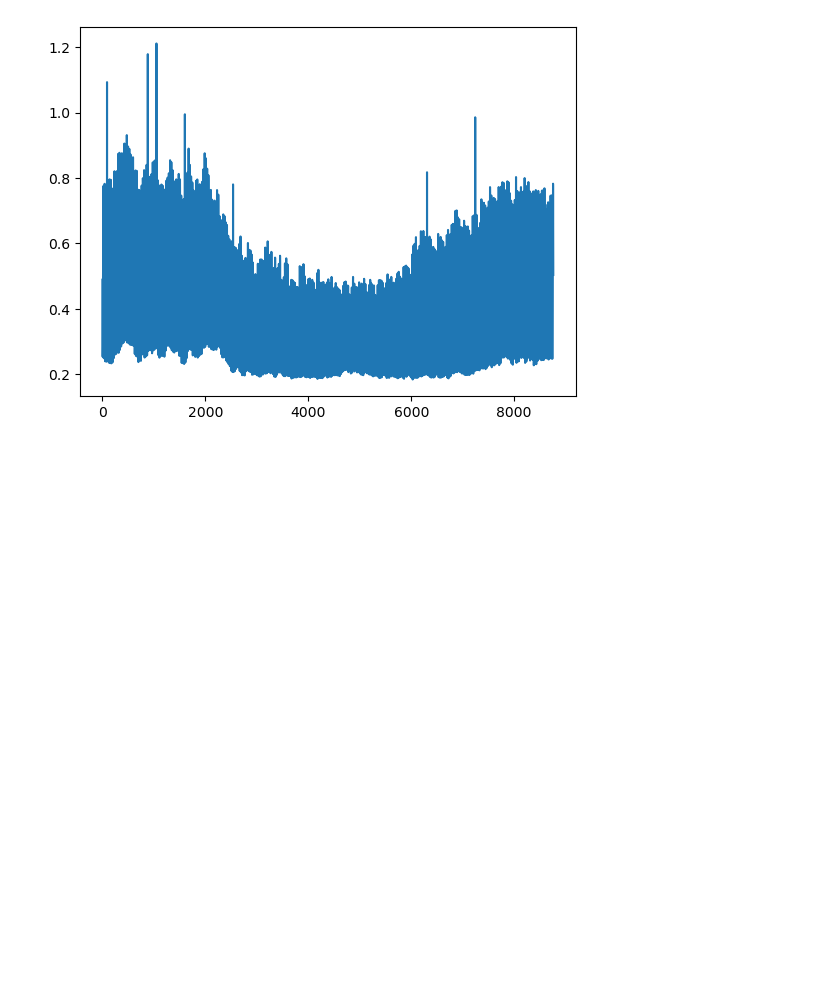
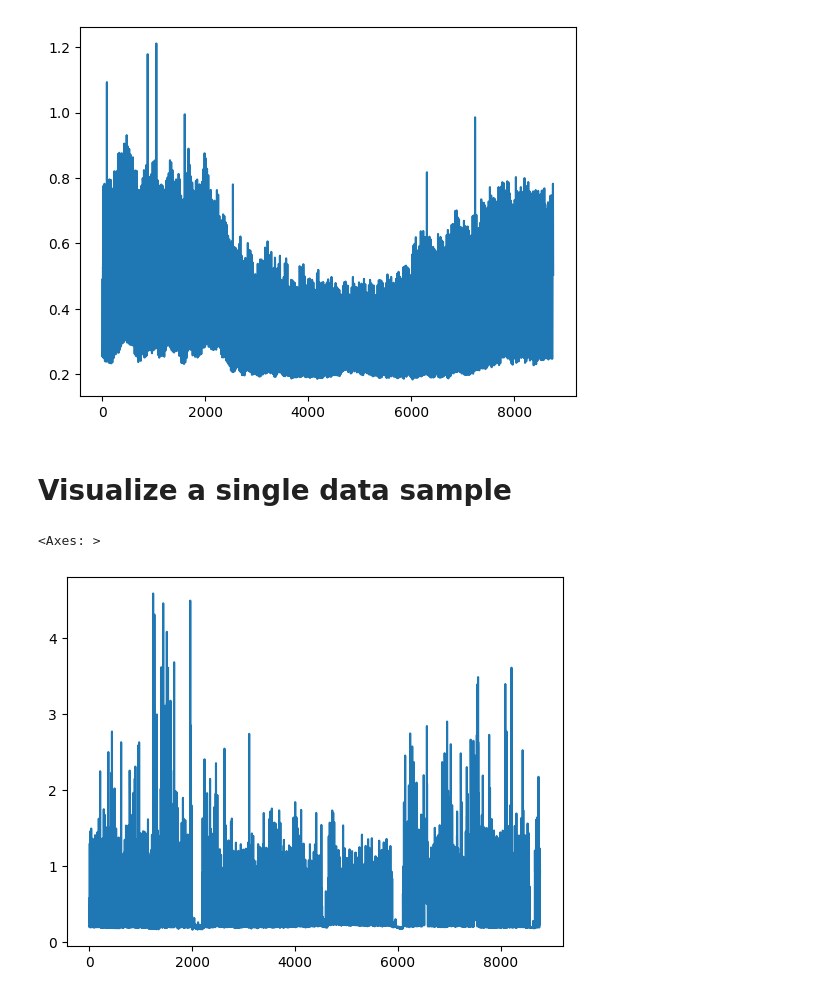
Before and after one commit to jenicek/energy_encryptors, a Jupyter notebook: src/Hackathon.ipynb, the cells around one changed output. Drawn from its saved outputs; the diff is of its cells as text; code cells hidden in the pictures; blank space fills up the shorter version.

```diff
--- a/src/Hackathon.ipynb
+++ b/src/Hackathon.ipynb
@@ -25,3 +27,10 @@ dataset.iloc[1:,:].mean(axis = 0).plot()
 # %% [output]
 <Axes: >
 [figure]
+# %% [markdown]
+# Visualize a single data sample
+# %%
+dataset.iloc[1,:].plot()
+# %% [output]
+<Axes: >
+[figure, added]
```
Also changed, not shown: parts of 3 cells of this notebook.
